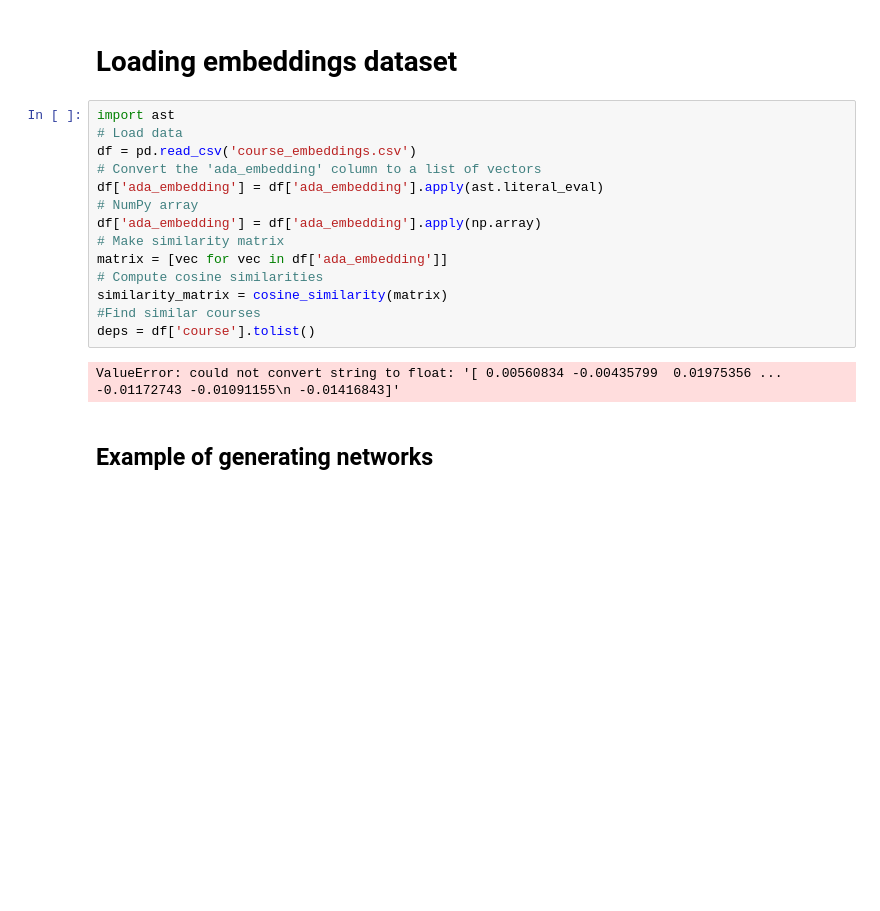
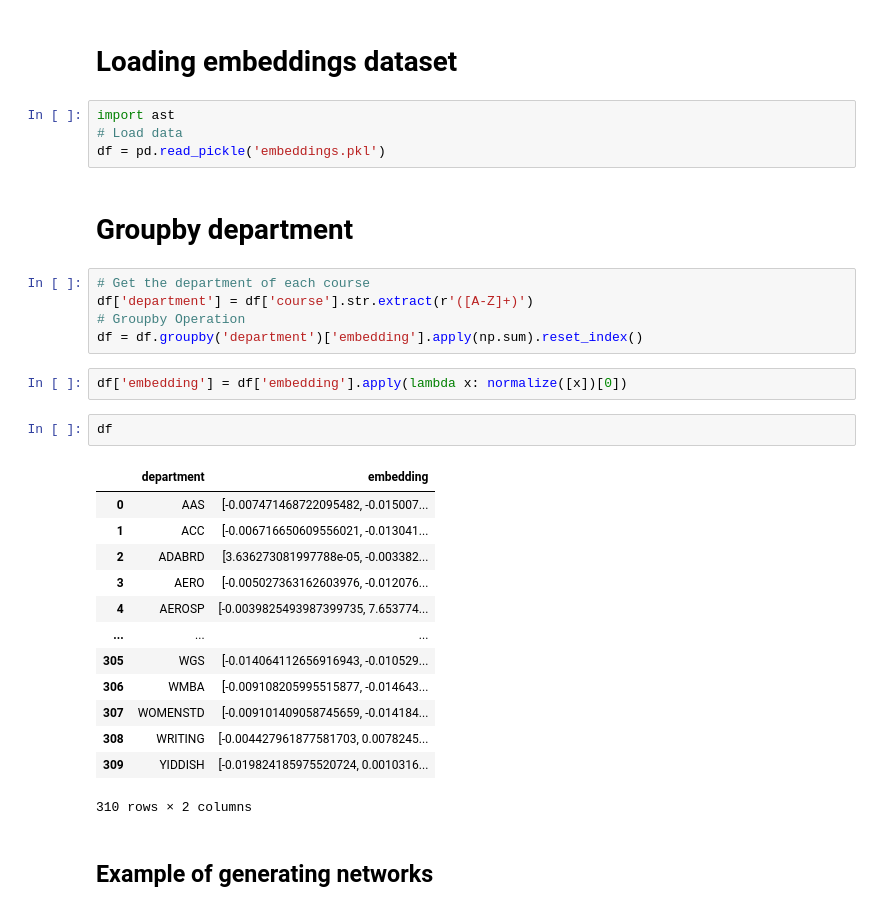
Before and after one commit to hughvd/UM-CAI-Fellowship, a Jupyter notebook: umgpt_recommender/embedding_visualizations.ipynb, the cells around one changed output. Drawn from its saved outputs; the diff is of its cells as text; blank space fills up the shorter version.

```diff
--- a/umgpt_recommender/embedding_visualizations.ipynb
+++ b/umgpt_recommender/embedding_visualizations.ipynb
@@ -117,21 +118,34 @@ def dep_sim_analysis(df, matrix, dep_name):
     return word_df
 # %% [markdown]
 # Loading embeddings dataset
-# %%
-import ast
-# Load data
-df = pd.read_csv('course_embeddings.csv')
-# Convert the 'ada_embedding' column to a list of vectors
-df['ada_embedding'] = df['ada_embedding'].apply(ast.literal_eval)
-# NumPy array
-df['ada_embedding'] = df['ada_embedding'].apply(np.array)
-# Make similarity matrix
-matrix = [vec for vec in df['ada_embedding']]
-# Compute cosine similarities
-similarity_matrix = cosine_similarity(matrix)
-#Find similar courses
-deps = df['course'].tolist()
-# %% [output]
-ValueError: could not convert string to float: '[ 0.00560834 -0.00435799  0.01975356 ... -0.01172743 -0.01091155\n -0.01416843]'
+# %%
+import ast
+# Load data
+df = pd.read_pickle('embeddings.pkl')
+# %% [markdown]
+# Groupby department
+# %%
+# Get the department of each course
+df['department'] = df['course'].str.extract(r'([A-Z]+)')
+# Groupby Operation
+df = df.groupby('department')['embedding'].apply(np.sum).reset_index()
+# %%
+df['embedding'] = df['embedding'].apply(lambda x: normalize([x])[0])
+# %%
+df
+# %% [output]
+|  | department | embedding |
+| 0 | AAS | [-0.007471468722095482, -0.015007... |
+| 1 | ACC | [-0.006716650609556021, -0.013041... |
+| 2 | ADABRD | [3.636273081997788e-05, -0.003382... |
+| 3 | AERO | [-0.005027363162603976, -0.012076... |
+| 4 | AEROSP | [-0.0039825493987399735, 7.653774... |
+| ... | ... | ... |
+| 305 | WGS | [-0.014064112656916943, -0.010529... |
+| 306 | WMBA | [-0.009108205995515877, -0.014643... |
+| 307 | WOMENSTD | [-0.009101409058745659, -0.014184... |
+| 308 | WRITING | [-0.004427961877581703, 0.0078245... |
+| 309 | YIDDISH | [-0.019824185975520724, 0.0010316... |
+310 rows × 2 columns
 # %% [markdown]
 ## Example of generating networks
```
Also changed, not shown: parts of 11 cells of this notebook, 6 other files.
